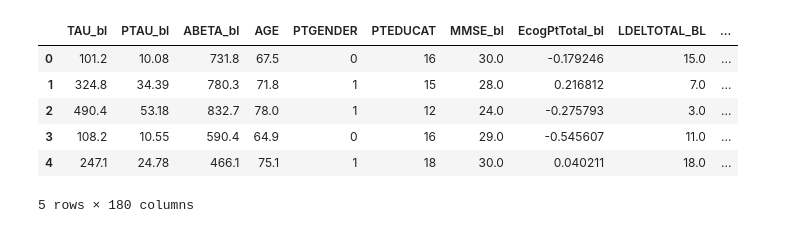
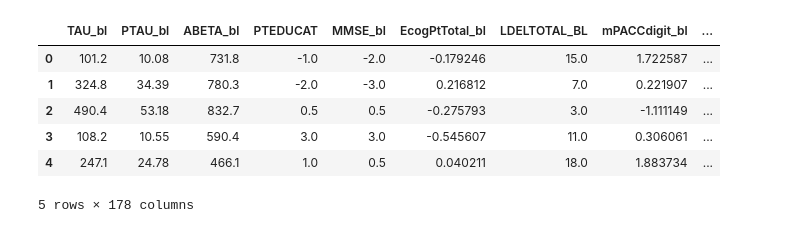
Before and after one commit to Aquila69420/adni-ml, a Jupyter notebook: huw_model.ipynb, the cells around one changed output. Drawn from its saved outputs; the diff is of its cells as text; code cells hidden in the pictures.

```diff
--- a/huw_model.ipynb
+++ b/huw_model.ipynb
@@ -12,10 +14,13 @@ from sklearn.model_selection import train_test_split
 data_dir = 'data'
 # %%
+df = pd.read_csv(os.path.join(data_dir, 'final_data.csv'))
+
+df.head()
 # %% [output]
-|  | TAU_bl | PTAU_bl | ABETA_bl | AGE | PTGENDER | PTEDUCAT | MMSE_bl | EcogPtTotal_bl | LDELTOTAL_BL | ... |
-| 0 | 101.2 | 10.08 | 731.8 | 67.5 | 0 | 16 | 30.0 | -0.179246 | 15.0 | ... |
-| 1 | 324.8 | 34.39 | 780.3 | 71.8 | 1 | 15 | 28.0 | 0.216812 | 7.0 | ... |
-| 2 | 490.4 | 53.18 | 832.7 | 78.0 | 1 | 12 | 24.0 | -0.275793 | 3.0 | ... |
-| 3 | 108.2 | 10.55 | 590.4 | 64.9 | 0 | 16 | 29.0 | -0.545607 | 11.0 | ... |
-| 4 | 247.1 | 24.78 | 466.1 | 75.1 | 1 | 18 | 30.0 | 0.040211 | 18.0 | ... |
+|  | TAU_bl | PTAU_bl | ABETA_bl | PTEDUCAT | MMSE_bl | EcogPtTotal_bl | LDELTOTAL_BL | mPACCdigit_bl | ... |
+| 0 | 101.2 | 10.08 | 731.8 | -1.0 | -2.0 | -0.179246 | 15.0 | 1.722587 | ... |
+| 1 | 324.8 | 34.39 | 780.3 | -2.0 | -3.0 | 0.216812 | 7.0 | 0.221907 | ... |
+| 2 | 490.4 | 53.18 | 832.7 | 0.5 | 0.5 | -0.275793 | 3.0 | -1.111149 | ... |
+| 3 | 108.2 | 10.55 | 590.4 | 3.0 | 3.0 | -0.545607 | 11.0 | 0.306061 | ... |
+| 4 | 247.1 | 24.78 | 466.1 | 1.0 | 0.5 | 0.040211 | 18.0 | 1.883734 | ... |
-5 rows × 180 columns
+5 rows × 178 columns
```
Also changed, not shown: parts of 8 cells of this notebook.
